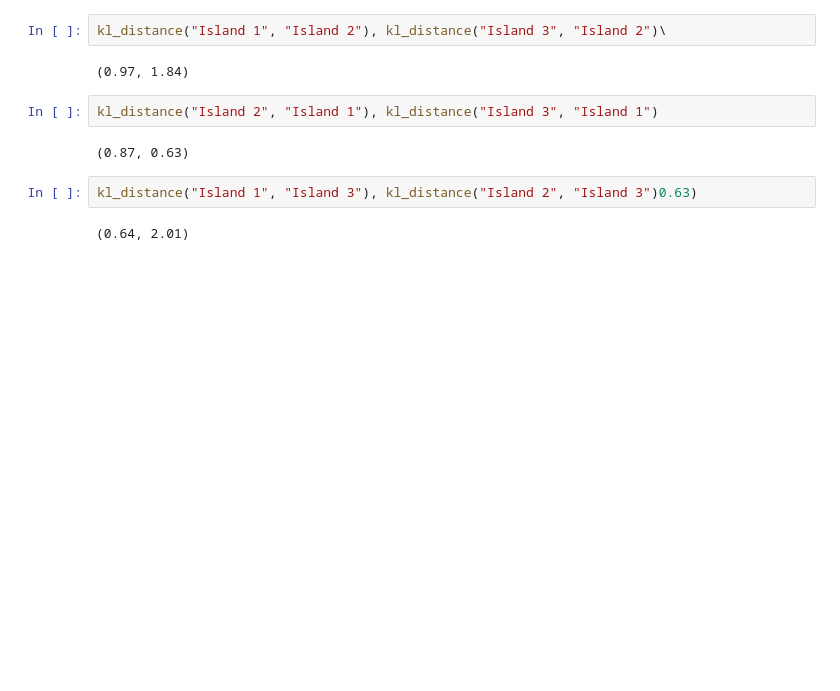
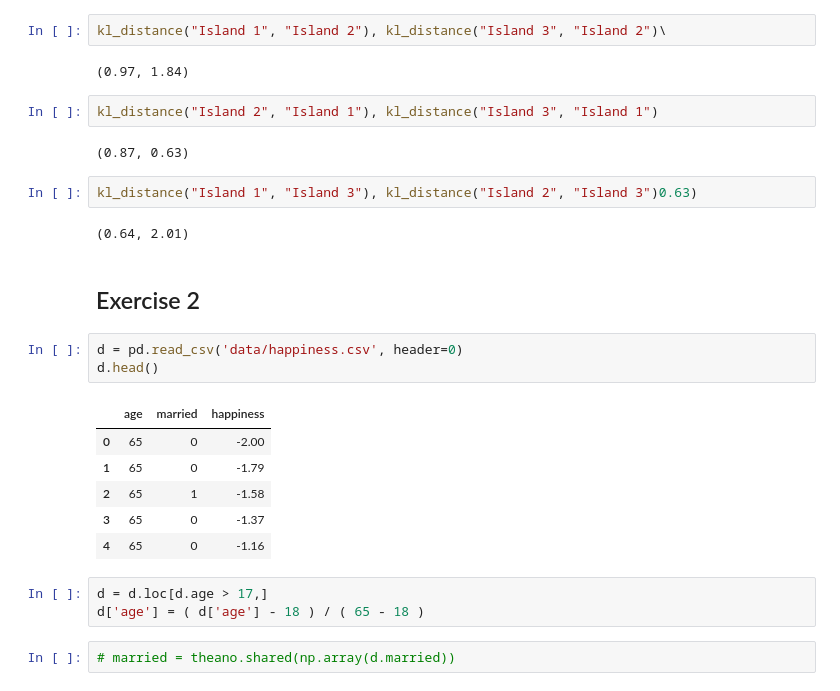
Before and after one commit to danhphan/bayesian-inferences, a Jupyter notebook: _00_rethink_stats_week4.ipynb, the cells around one changed output. Cells and saved outputs as stored; diff of their text form; blank space fills up the shorter version.

Commit message:
add exercise 2

```diff
--- a/_00_rethink_stats_week4.ipynb
+++ b/_00_rethink_stats_week4.ipynb
@@ -81,3 +81,20 @@ kl_distance("Island 2", "Island 1"), kl_distance("Island 3", "Island 1")
 kl_distance("Island 1", "Island 3"), kl_distance("Island 2", "Island 3")0.63)
 # %% [output]
 (0.64, 2.01)
+# %% [markdown]
+## Exercise 2
+# %%
+d = pd.read_csv('data/happiness.csv', header=0)
+d.head()
+# %% [output]
+|  | age | married | happiness |
+| 0 | 65 | 0 | -2.00 |
+| 1 | 65 | 0 | -1.79 |
+| 2 | 65 | 1 | -1.58 |
+| 3 | 65 | 0 | -1.37 |
+| 4 | 65 | 0 | -1.16 |
+# %%
+d = d.loc[d.age > 17,]
+d['age'] = ( d['age'] - 18 ) / ( 65 - 18 )
+# %%
+# married = theano.shared(np.array(d.married))
```
Also changed, not shown: parts of 8 cells of this notebook.
